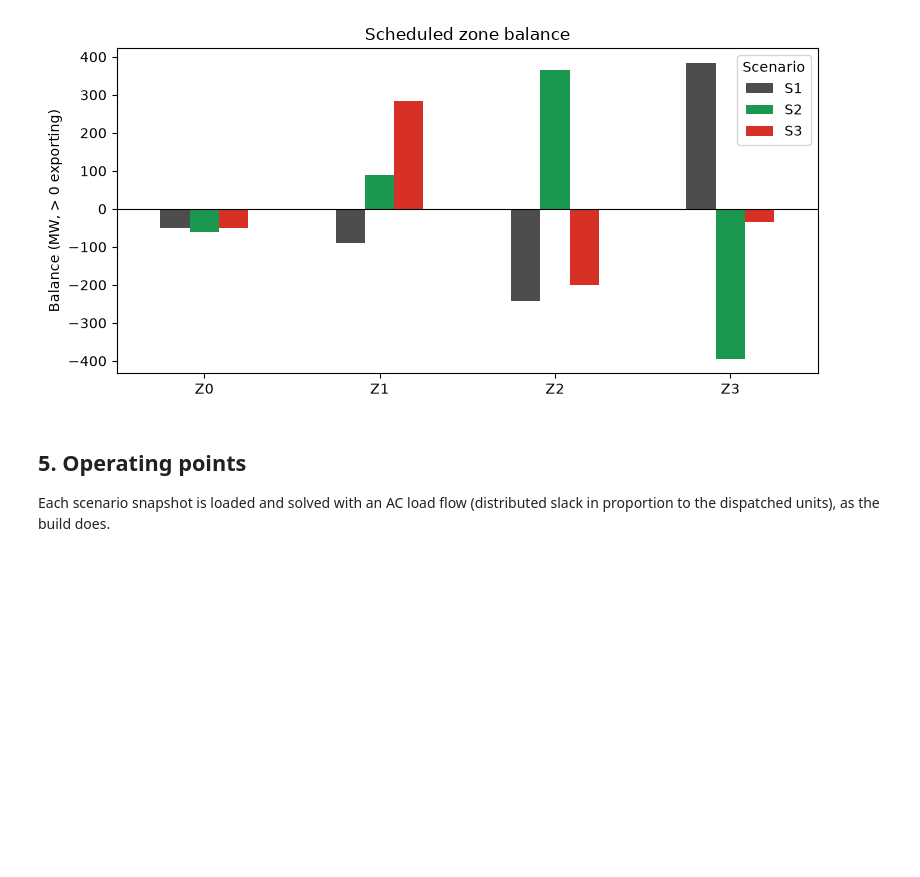
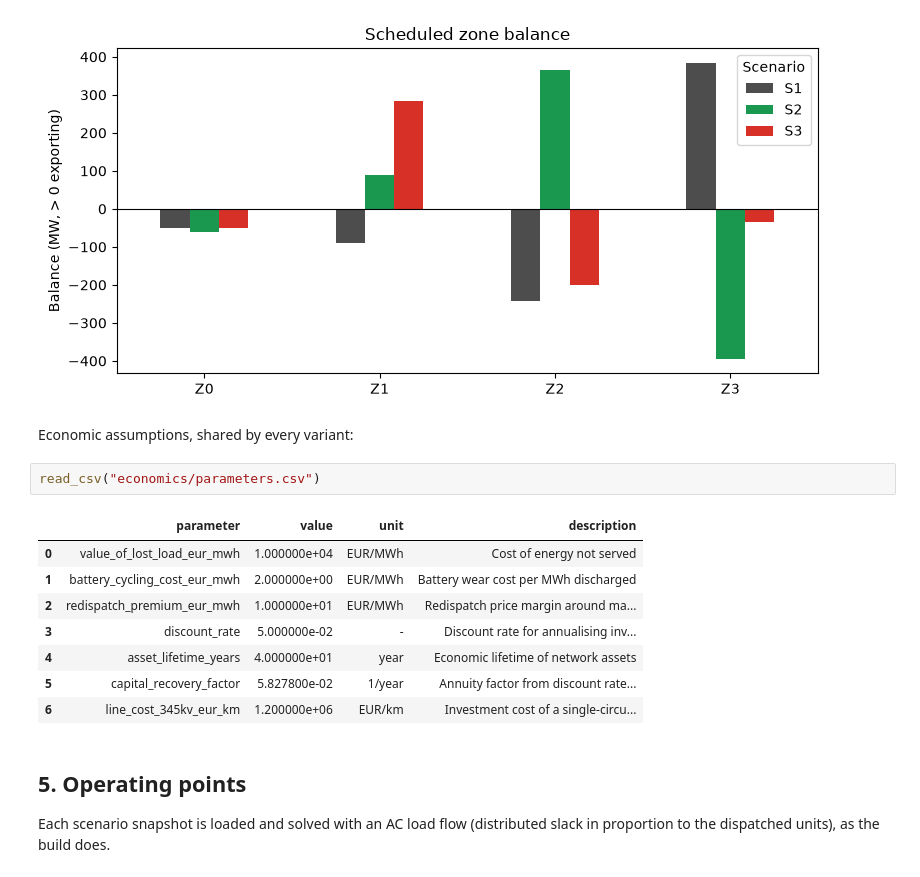
Before and after one commit to SuperGrid-Institute/hynet-t32-reference-test-case, a Jupyter notebook: notebooks/presentation.ipynb, the cells around one changed output. Saved outputs shown, nothing was run; the diff lists cells and outputs as text; blank space fills up the shorter version.

Commit message:
feat(testcase): add economic assumptions

```diff
--- a/notebooks/presentation.ipynb
+++ b/notebooks/presentation.ipynb
@@ -149,6 +149,19 @@ plot_dispatch(generation, generators);
 plot_zone_balance(read_csv("zones/zone_balance.csv"));
 # %% [output]
 [figure]
+# %% [markdown]
+Economic assumptions, shared by every variant:
+# %%
+read_csv("economics/parameters.csv")
+# %% [output]
+|  | parameter | value | unit | description |
+| 0 | value_of_lost_load_eur_mwh | 1.000000e+04 | EUR/MWh | Cost of energy not served |
+| 1 | battery_cycling_cost_eur_mwh | 2.000000e+00 | EUR/MWh | Battery wear cost per MWh discharged |
+| 2 | redispatch_premium_eur_mwh | 1.000000e+01 | EUR/MWh | Redispatch price margin around ma... |
+| 3 | discount_rate | 5.000000e-02 | - | Discount rate for annualising inv... |
+| 4 | asset_lifetime_years | 4.000000e+01 | year | Economic lifetime of network assets |
+| 5 | capital_recovery_factor | 5.827800e-02 | 1/year | Annuity factor from discount rate... |
+| 6 | line_cost_345kv_eur_km | 1.200000e+06 | EUR/km | Investment cost of a single-circu... |
 # %% [markdown]
 ## 5. Operating points
 
```
Also changed, not shown: parts of 1 cell of this notebook, 9 other files.
